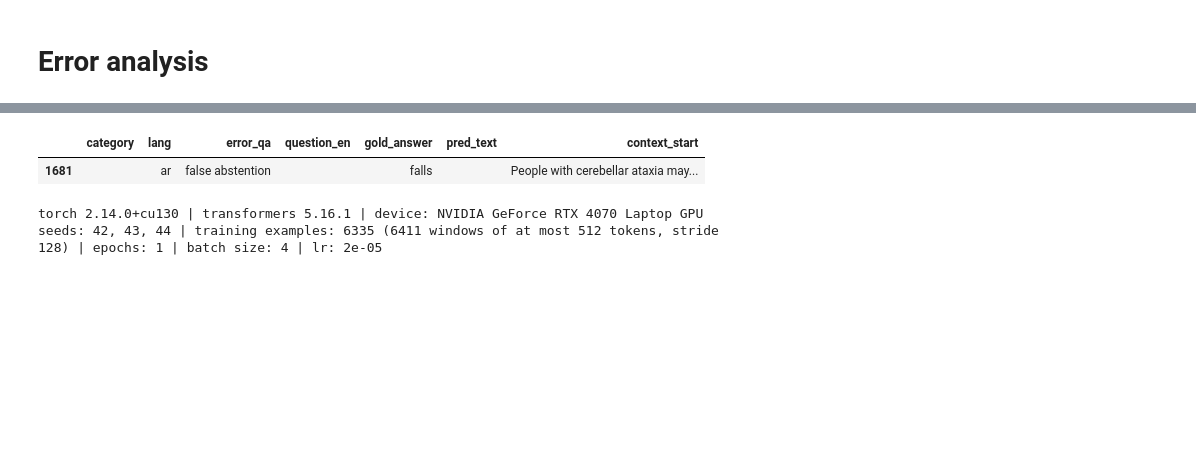
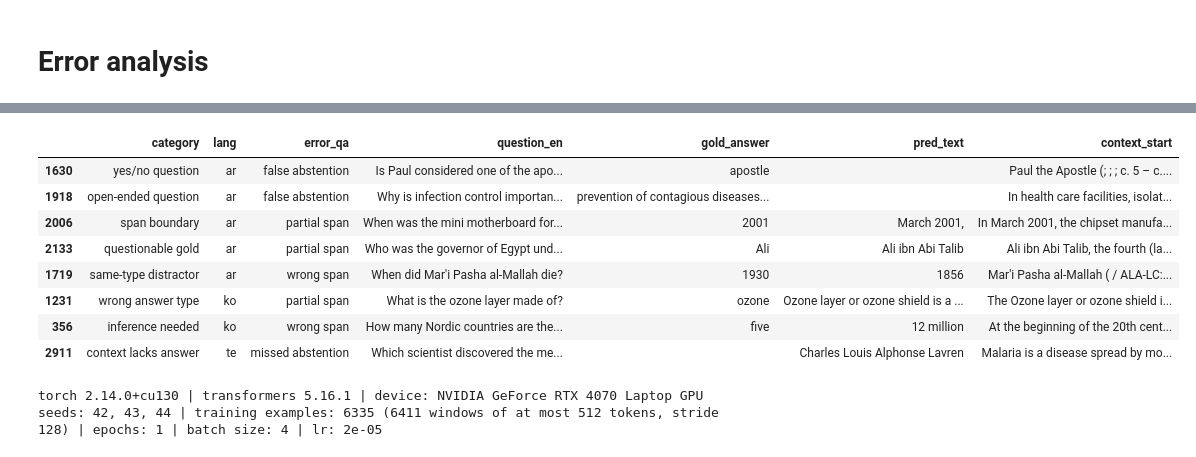
Before and after one commit to Legenden84/msc-nlp-2026, a Jupyter notebook: project_notebooks/nlp_project_w40-41.ipynb, the cells around one changed output, grey strips where cells are left out. Cells and saved outputs as stored; diff of their text form; code cells hidden in the pictures; blank space fills up the shorter version.

```diff
--- a/project_notebooks/nlp_project_w40-41.ipynb
+++ b/project_notebooks/nlp_project_w40-41.ipynb
@@ -1005,9 +1038,16 @@ display(pd.crosstab(error_sample["category"], error_sample["lang"], margins=True
 # %%
 # one representative example per category
-error_sample.drop_duplicates("category")[["category", "lang", "error_qa", "question_en", "gold_answer", "pred_text", "context_start"]]
+error_table.drop_duplicates("category")[["category", "lang", "error_qa", "question_en", "gold_answer", "pred_text", "context_start"]]
 # %% [output]
 |  | category | lang | error_qa | question_en | gold_answer | pred_text | context_start |
-| 1681 |  | ar | false abstention |  | falls |  | People with cerebellar ataxia may... |
+| 1630 | yes/no question | ar | false abstention | Is Paul considered one of the apo... | apostle |  | Paul the Apostle (; ; ; c. 5 – c.... |
+| 1918 | open-ended question | ar | false abstention | Why is infection control importan... | prevention of contagious diseases... |  | In health care facilities, isolat... |
+| 2006 | span boundary | ar | partial span | When was the mini motherboard for... | 2001 | March 2001, | In March 2001, the chipset manufa... |
+| 2133 | questionable gold | ar | partial span | Who was the governor of Egypt und... | Ali | Ali ibn Abi Talib | Ali ibn Abi Talib, the fourth (la... |
+| 1719 | same-type distractor | ar | wrong span | When did Mar'i Pasha al-Mallah die? | 1930 | 1856 | Mar'i Pasha al-Mallah ( / ALA-LC:... |
+| 1231 | wrong answer type | ko | partial span | What is the ozone layer made of? | ozone | Ozone layer or ozone shield is a ... | The Ozone layer or ozone shield i... |
+| 356 | inference needed | ko | wrong span | How many Nordic countries are the... | five | 12 million | At the beginning of the 20th cent... |
+| 2911 | context lacks answer | te | missed abstention | Which scientist discovered the me... |  | Charles Louis Alphonse Lavren | Malaria is a disease spread by mo... |
 # %%
 # claude
 # infra section in project description
```
Also changed, not shown: parts of 12 cells of this notebook, 7 other files.
